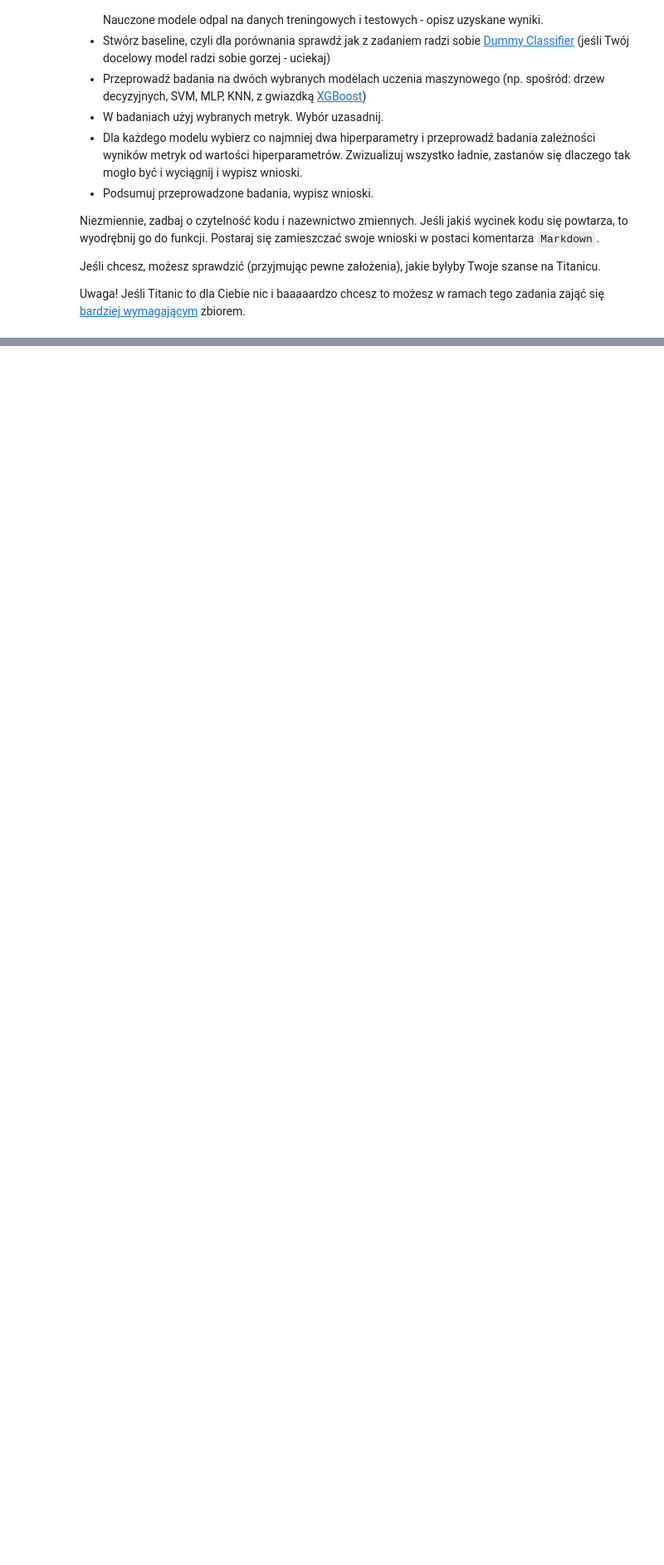
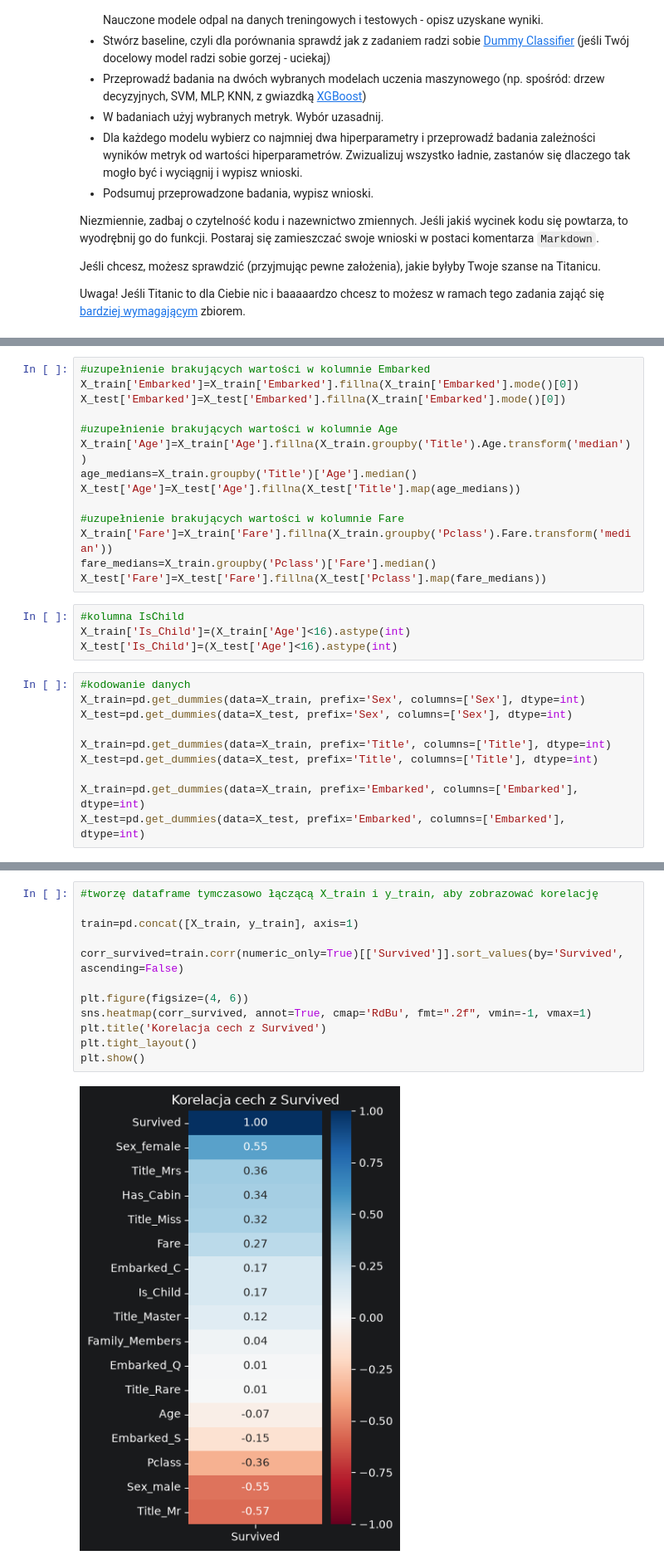
Before and after one commit to Solvro/ml-wakacyjne-wyzwanie-2026, a Jupyter notebook: 02_podstawy_aiml/ML_zadanie.ipynb, the cells around one changed output, grey strips where cells are left out. Shown at 83% size. Drawn from its saved outputs; the diff is of its cells as text; blank space fills up the shorter version.

```diff
--- a/02_podstawy_aiml/ML_zadanie.ipynb
+++ b/02_podstawy_aiml/ML_zadanie.ipynb
@@ -46,0 +81,28 @@ titanic_df['Cabin'].str[0].unique()
+# %%
+#uzupełnienie brakujących wartości w kolumnie Embarked
+X_train['Embarked']=X_train['Embarked'].fillna(X_train['Embarked'].mode()[0])
+X_test['Embarked']=X_test['Embarked'].fillna(X_train['Embarked'].mode()[0])
+
+#uzupełnienie brakujących wartości w kolumnie Age
+X_train['Age']=X_train['Age'].fillna(X_train.groupby('Title').Age.transform('median'))
+age_medians=X_train.groupby('Title')['Age'].median()
+X_test['Age']=X_test['Age'].fillna(X_test['Title'].map(age_medians))
+
+#uzupełnienie brakujących wartości w kolumnie Fare
+X_train['Fare']=X_train['Fare'].fillna(X_train.groupby('Pclass').Fare.transform('median'))
+fare_medians=X_train.groupby('Pclass')['Fare'].median()
+X_test['Fare']=X_test['Fare'].fillna(X_test['Pclass'].map(fare_medians))
+# %%
+#kolumna IsChild
+X_train['Is_Child']=(X_train['Age']<16).astype(int)
+X_test['Is_Child']=(X_test['Age']<16).astype(int)
+# %%
+#kodowanie danych
+X_train=pd.get_dummies(data=X_train, prefix='Sex', columns=['Sex'], dtype=int)
+X_test=pd.get_dummies(data=X_test, prefix='Sex', columns=['Sex'], dtype=int)
+
+X_train=pd.get_dummies(data=X_train, prefix='Title', columns=['Title'], dtype=int)
+X_test=pd.get_dummies(data=X_test, prefix='Title', columns=['Title'], dtype=int)
+
+X_train=pd.get_dummies(data=X_train, prefix='Embarked', columns=['Embarked'], dtype=int)
+X_test=pd.get_dummies(data=X_test, prefix='Embarked', columns=['Embarked'], dtype=int)
@@ -46,0 +132,14 @@ titanic_df['Cabin'].str[0].unique()
+# %%
+#tworzę dataframe tymczasowo łączącą X_train i y_train, aby zobrazować korelację
+
+train=pd.concat([X_train, y_train], axis=1)
+
+corr_survived=train.corr(numeric_only=True)[['Survived']].sort_values(by='Survived', ascending=False)
+
+plt.figure(figsize=(4, 6))
+sns.heatmap(corr_survived, annot=True, cmap='RdBu', fmt=".2f", vmin=-1, vmax=1)
+plt.title('Korelacja cech z Survived')
+plt.tight_layout()
+plt.show()
+# %% [output]
+[figure, added]
```
Also changed, not shown: parts of 47 cells of this notebook.
